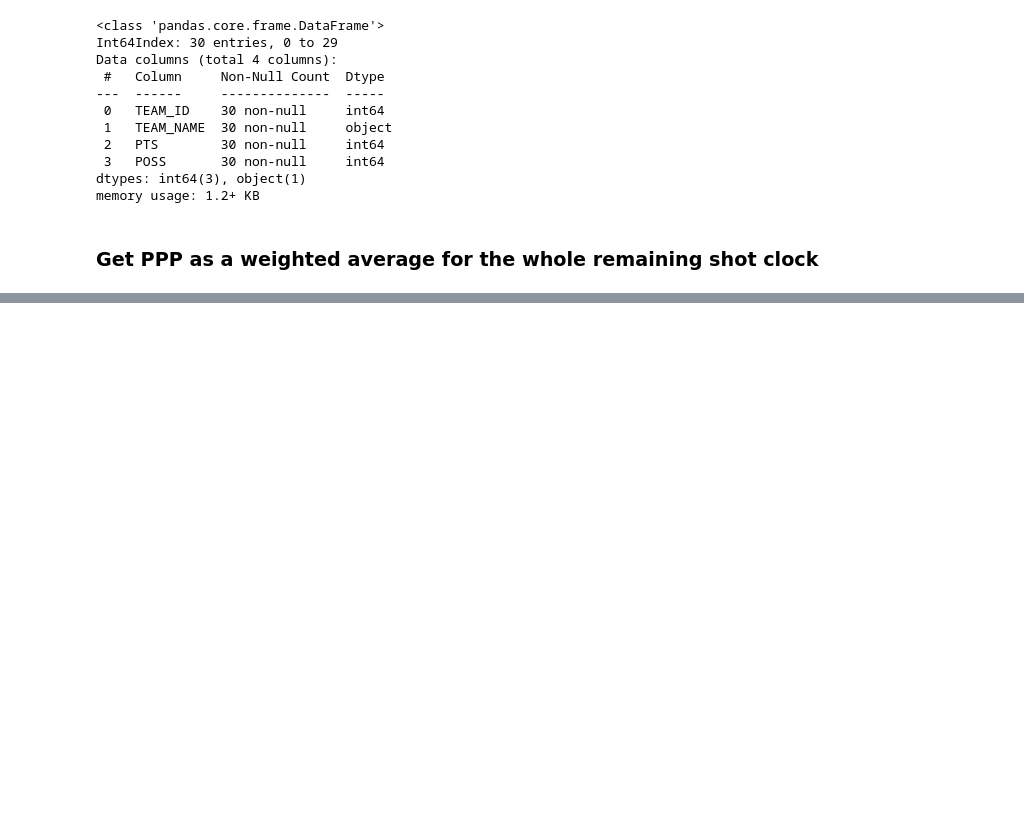
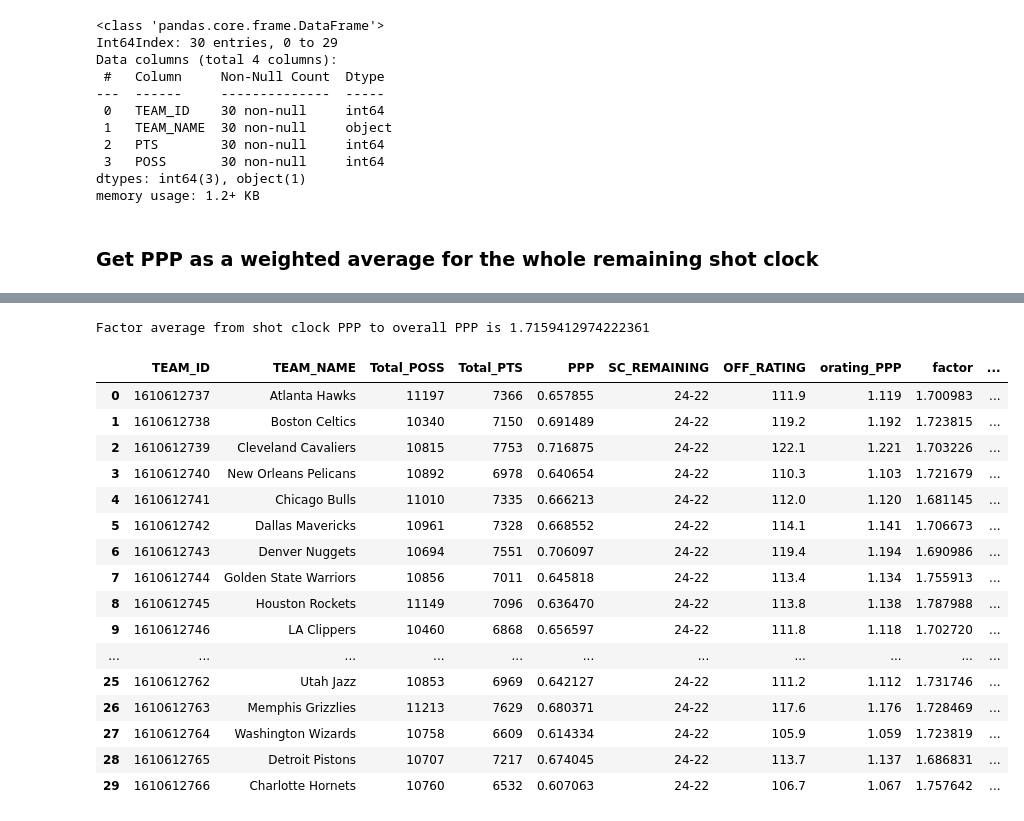
Before and after one commit to beckettsanderson/Turnover-Impact, a Jupyter notebook: Shot Clock PPP.ipynb, the cells around one changed output, grey strips where cells are left out. Saved outputs shown, nothing was run; the diff lists cells and outputs as text; code cells hidden in the pictures; blank space fills up the shorter version.

```diff
--- a/Shot Clock PPP.ipynb
+++ b/Shot Clock PPP.ipynb
@@ -173,0 +200,9 @@ for timeframe in final_shot_clock_dfs:
+# %%
+# Pull the overall offensive rating for each team without the shotclock filter
+off_rating_stats = leaguedashteamstats.LeagueDashTeamStats(
+                        season = '2024-25',
+                        measure_type_detailed_defense = 'Advanced'
+                    ).get_json()
+orating_df = get_df_from_json(off_rating_stats)[['TEAM_ID', 'TEAM_NAME', 'OFF_RATING']]
+orating_df['orating_PPP'] = orating_df['OFF_RATING'] / 100
+orating_df
@@ -173,0 +250,28 @@ for timeframe in final_shot_clock_dfs:
+# %%
+# Calculate the average factor for all teams
+factor_avg = scaling_df['factor'].mean()
+print(f'Factor average from shot clock PPP to overall PPP is {factor_avg}')
+# %% [output]
+Factor average from shot clock PPP to overall PPP is 1.7159412974222361
+# %%
+# Create a visual evaluation of the difference in factor from the average for each team
+scaling_df['avg_factor_diff'] = (scaling_df['factor'] - factor_avg) * 100
+scaling_df
+# %% [output]
+|  | TEAM_ID | TEAM_NAME | Total_POSS | Total_PTS | PPP | SC_REMAINING | OFF_RATING | orating_PPP | factor | ... |
+| 0 | 1610612737 | Atlanta Hawks | 11197 | 7366 | 0.657855 | 24-22 | 111.9 | 1.119 | 1.700983 | ... |
+| 1 | 1610612738 | Boston Celtics | 10340 | 7150 | 0.691489 | 24-22 | 119.2 | 1.192 | 1.723815 | ... |
+| 2 | 1610612739 | Cleveland Cavaliers | 10815 | 7753 | 0.716875 | 24-22 | 122.1 | 1.221 | 1.703226 | ... |
+| 3 | 1610612740 | New Orleans Pelicans | 10892 | 6978 | 0.640654 | 24-22 | 110.3 | 1.103 | 1.721679 | ... |
+| 4 | 1610612741 | Chicago Bulls | 11010 | 7335 | 0.666213 | 24-22 | 112.0 | 1.120 | 1.681145 | ... |
+| 5 | 1610612742 | Dallas Mavericks | 10961 | 7328 | 0.668552 | 24-22 | 114.1 | 1.141 | 1.706673 | ... |
+| 6 | 1610612743 | Denver Nuggets | 10694 | 7551 | 0.706097 | 24-22 | 119.4 | 1.194 | 1.690986 | ... |
+| 7 | 1610612744 | Golden State Warriors | 10856 | 7011 | 0.645818 | 24-22 | 113.4 | 1.134 | 1.755913 | ... |
+| 8 | 1610612745 | Houston Rockets | 11149 | 7096 | 0.636470 | 24-22 | 113.8 | 1.138 | 1.787988 | ... |
+| 9 | 1610612746 | LA Clippers | 10460 | 6868 | 0.656597 | 24-22 | 111.8 | 1.118 | 1.702720 | ... |
+| ... | ... | ... | ... | ... | ... | ... | ... | ... | ... | ... |
+| 25 | 1610612762 | Utah Jazz | 10853 | 6969 | 0.642127 | 24-22 | 111.2 | 1.112 | 1.731746 | ... |
+| 26 | 1610612763 | Memphis Grizzlies | 11213 | 7629 | 0.680371 | 24-22 | 117.6 | 1.176 | 1.728469 | ... |
+| 27 | 1610612764 | Washington Wizards | 10758 | 6609 | 0.614334 | 24-22 | 105.9 | 1.059 | 1.723819 | ... |
+| 28 | 1610612765 | Detroit Pistons | 10707 | 7217 | 0.674045 | 24-22 | 113.7 | 1.137 | 1.686831 | ... |
+| 29 | 1610612766 | Charlotte Hornets | 10760 | 6532 | 0.607063 | 24-22 | 106.7 | 1.067 | 1.757642 | ... |
```
Also changed, not shown: parts of 12 cells of this notebook.
